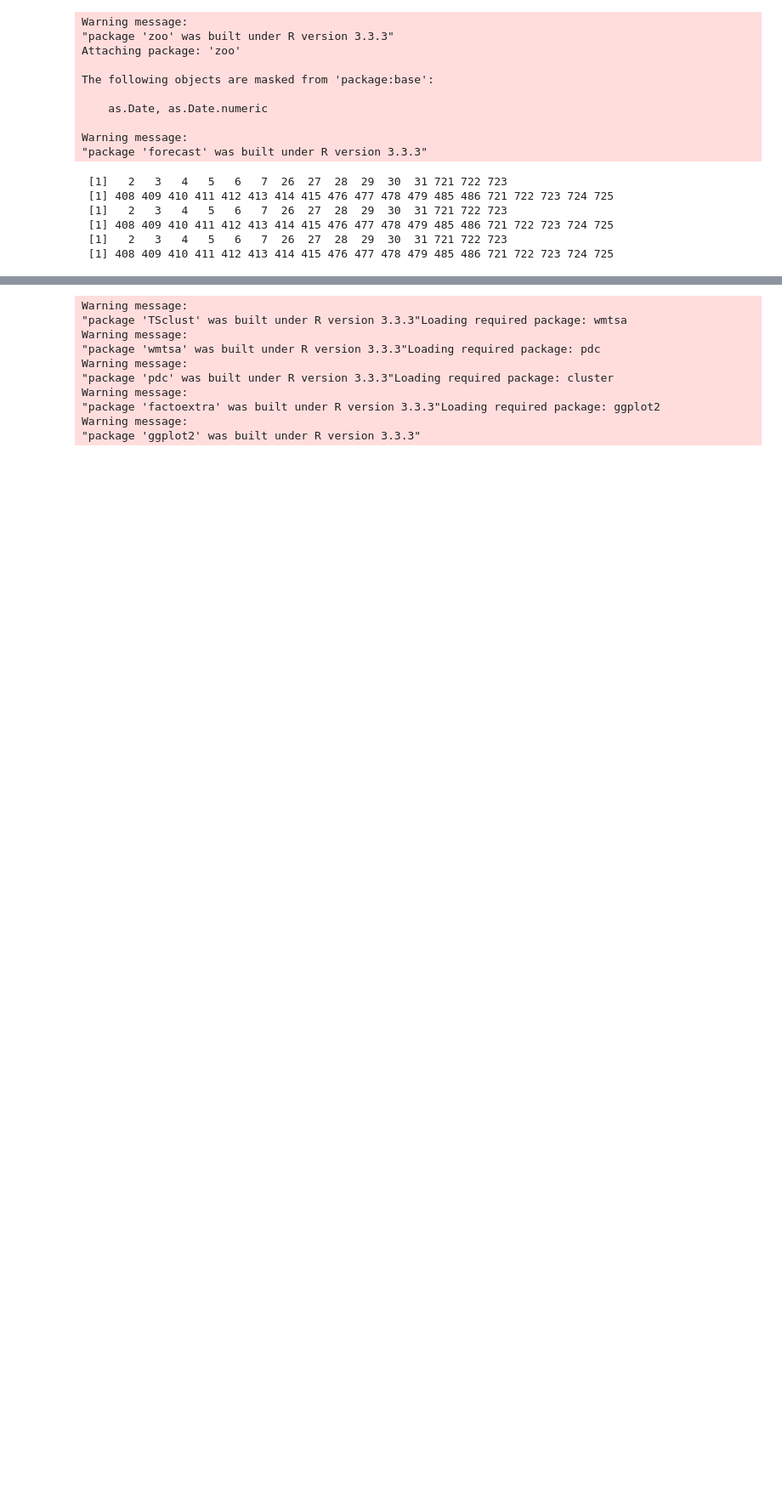
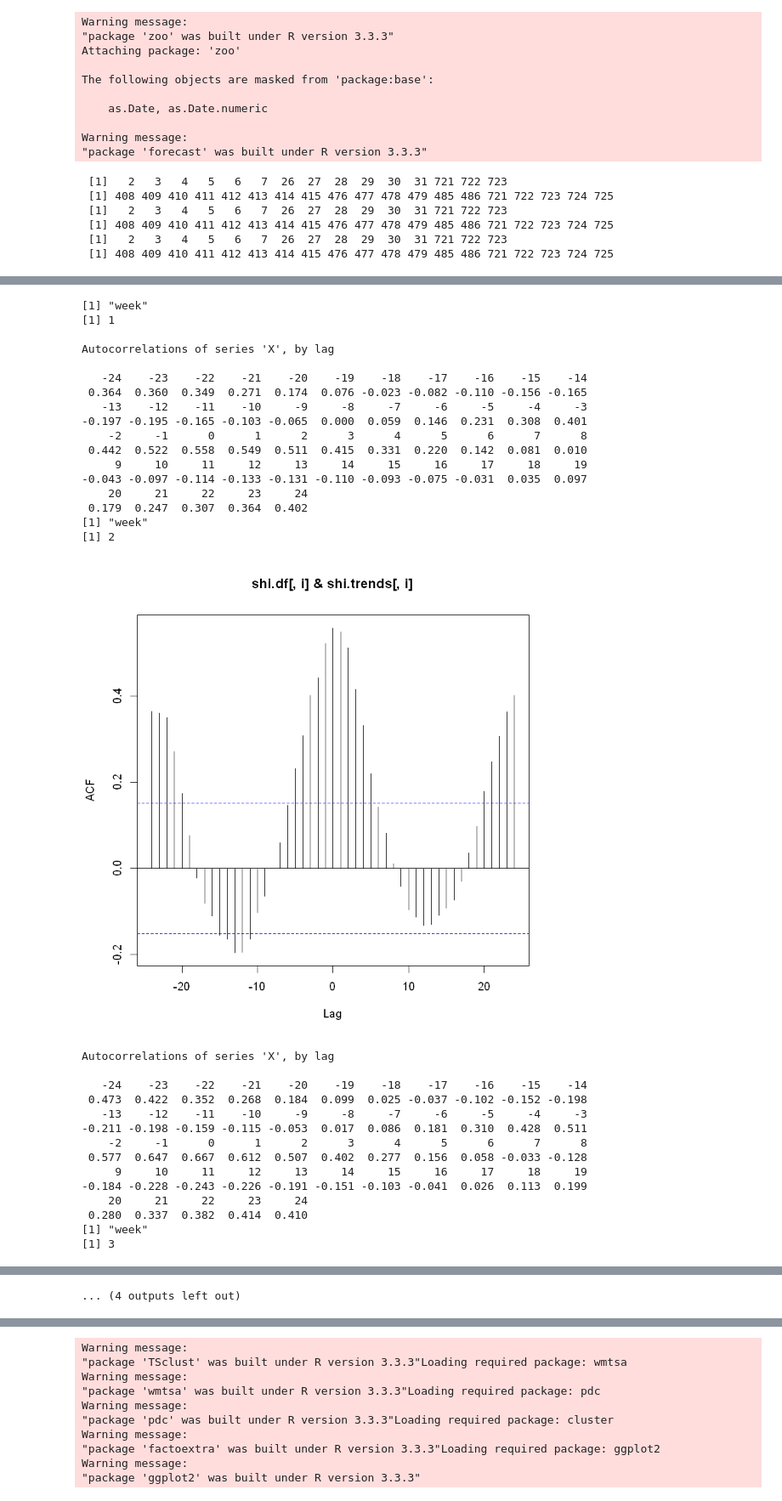
Before and after one commit to tj2huang/nyu-research, a Jupyter notebook: notebooks/r/alc-tobacco-dend.ipynb, the cells around one changed output, grey strips where cells are left out. Shown: that part at 85% size. Saved outputs shown, nothing was run; the diff lists cells and outputs as text; code cells hidden in the pictures; blank space fills up the shorter version.

```diff
--- a/notebooks/r/alc-tobacco-dend.ipynb
+++ b/notebooks/r/alc-tobacco-dend.ipynb
@@ -160,0 +161,39 @@ png
+# %%
+for (i in 1:8){
+    print('week')
+    print(i)
+    print(ccf(shi.df[,i], shi.trends[,i], lag.max=24))
+}
+# %% [output]
+[1] "week"
+[1] 1
+
+Autocorrelations of series 'X', by lag
+
+   -24    -23    -22    -21    -20    -19    -18    -17    -16    -15    -14
+ 0.364  0.360  0.349  0.271  0.174  0.076 -0.023 -0.082 -0.110 -0.156 -0.165
+   -13    -12    -11    -10     -9     -8     -7     -6     -5     -4     -3
+-0.197 -0.195 -0.165 -0.103 -0.065  0.000  0.059  0.146  0.231  0.308  0.401
+    -2     -1      0      1      2      3      4      5      6      7      8
+ 0.442  0.522  0.558  0.549  0.511  0.415  0.331  0.220  0.142  0.081  0.010
+     9     10     11     12     13     14     15     16     17     18     19
+-0.043 -0.097 -0.114 -0.133 -0.131 -0.110 -0.093 -0.075 -0.031  0.035  0.097
+    20     21     22     23     24
+ 0.179  0.247  0.307  0.364  0.402
+[1] "week"
+[1] 2
+[figure, added]
+Autocorrelations of series 'X', by lag
+
+   -24    -23    -22    -21    -20    -19    -18    -17    -16    -15    -14
+ 0.473  0.422  0.352  0.268  0.184  0.099  0.025 -0.037 -0.102 -0.152 -0.198
+   -13    -12    -11    -10     -9     -8     -7     -6     -5     -4     -3
+-0.211 -0.198 -0.159 -0.115 -0.053  0.017  0.086  0.181  0.310  0.428  0.511
+    -2     -1      0      1      2      3      4      5      6      7      8
+ 0.577  0.647  0.667  0.612  0.507  0.402  0.277  0.156  0.058 -0.033 -0.128
+     9     10     11     12     13     14     15     16     17     18     19
+-0.184 -0.228 -0.243 -0.226 -0.191 -0.151 -0.103 -0.041  0.026  0.113  0.199
+    20     21     22     23     24
+ 0.280  0.337  0.382  0.414  0.410
+[1] "week"
+[1] 3
@@ -160,0 +261 @@ png
+... (4 outputs left out)
```
Also changed, not shown: parts of 13 cells of this notebook.
